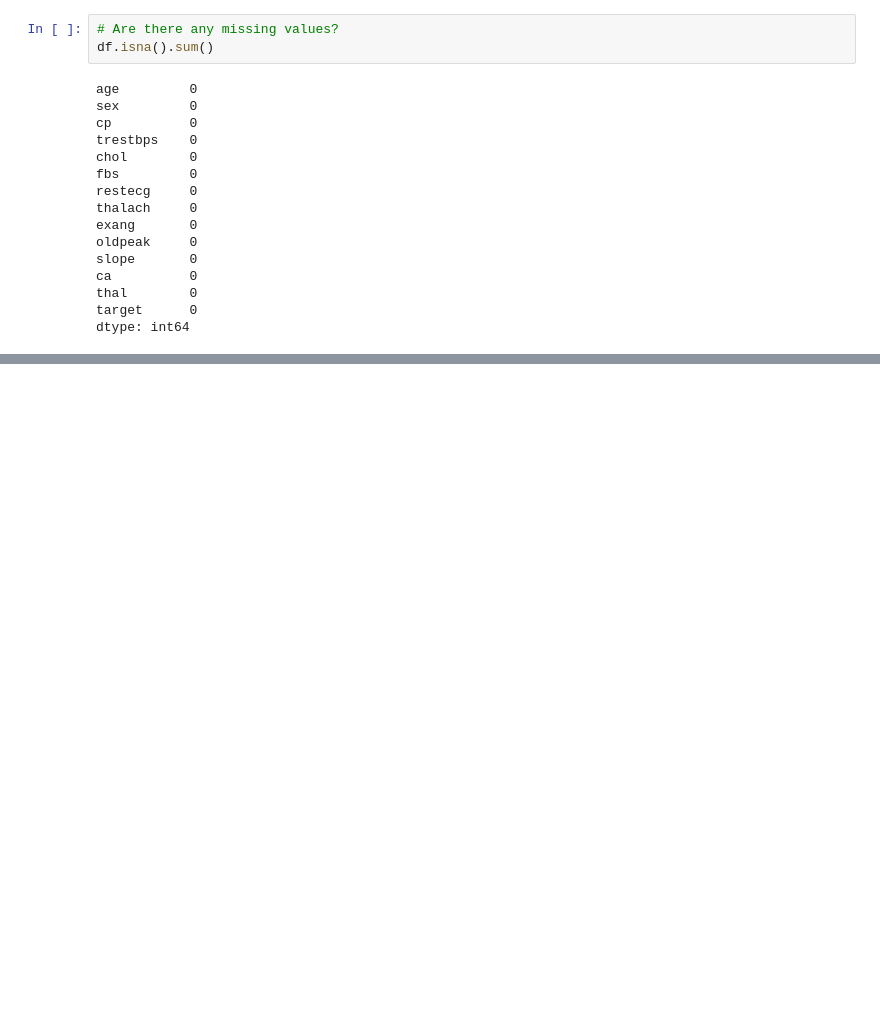
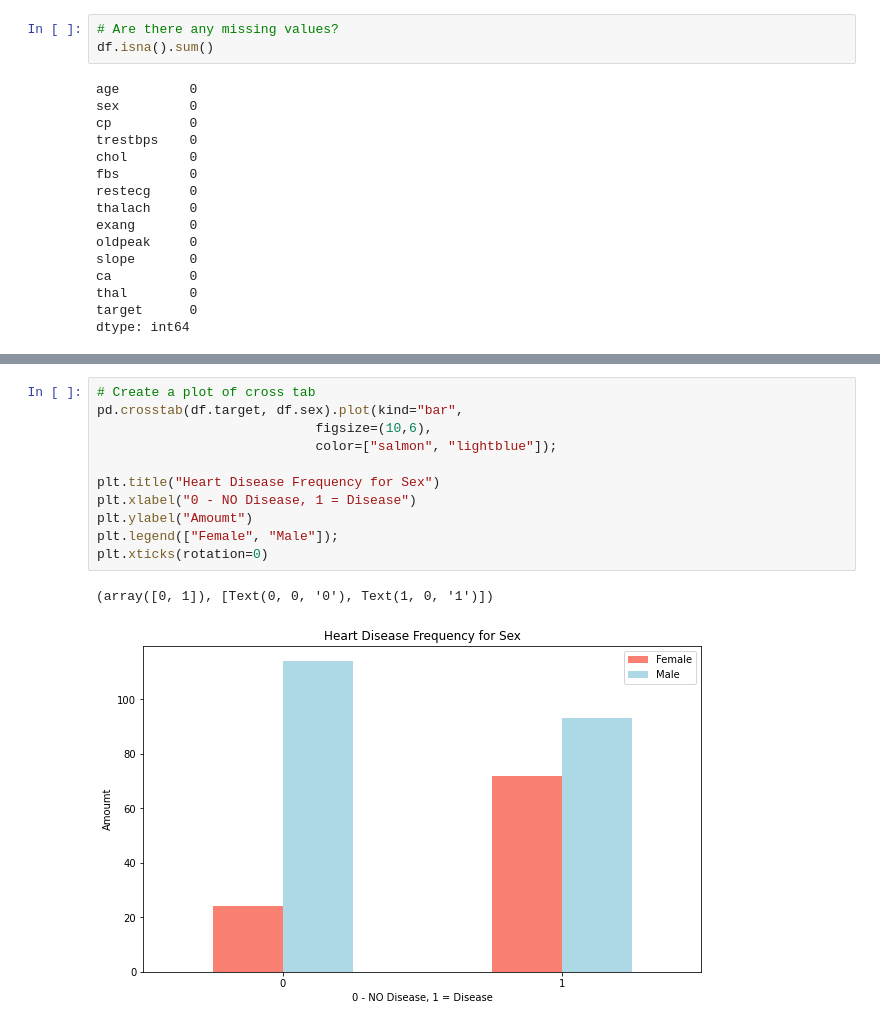
Before and after one commit to Machine-Learning-for-good/heart-disease-project, a Jupyter notebook: end-to-end heart-disease-classification.ipynb, the cells around one changed output, grey strips where cells are left out. Cells and saved outputs as stored; diff of their text form; blank space fills up the shorter version.

```diff
--- a/end-to-end heart-disease-classification.ipynb
+++ b/end-to-end heart-disease-classification.ipynb
@@ -195,0 +212,14 @@ df.describe()
+# %%
+# Create a plot of cross tab
+pd.crosstab(df.target, df.sex).plot(kind="bar",
+                            figsize=(10,6),
+                            color=["salmon", "lightblue"]);
+
+plt.title("Heart Disease Frequency for Sex")
+plt.xlabel("0 - NO Disease, 1 = Disease")
+plt.ylabel("Amoumt")
+plt.legend(["Female", "Male"]);
+plt.xticks(rotation=0)
+# %% [output]
+(array([0, 1]), [Text(0, 0, '0'), Text(1, 0, '1')])
+[figure, added]
```
Also changed, not shown: parts of 3 cells of this notebook.
